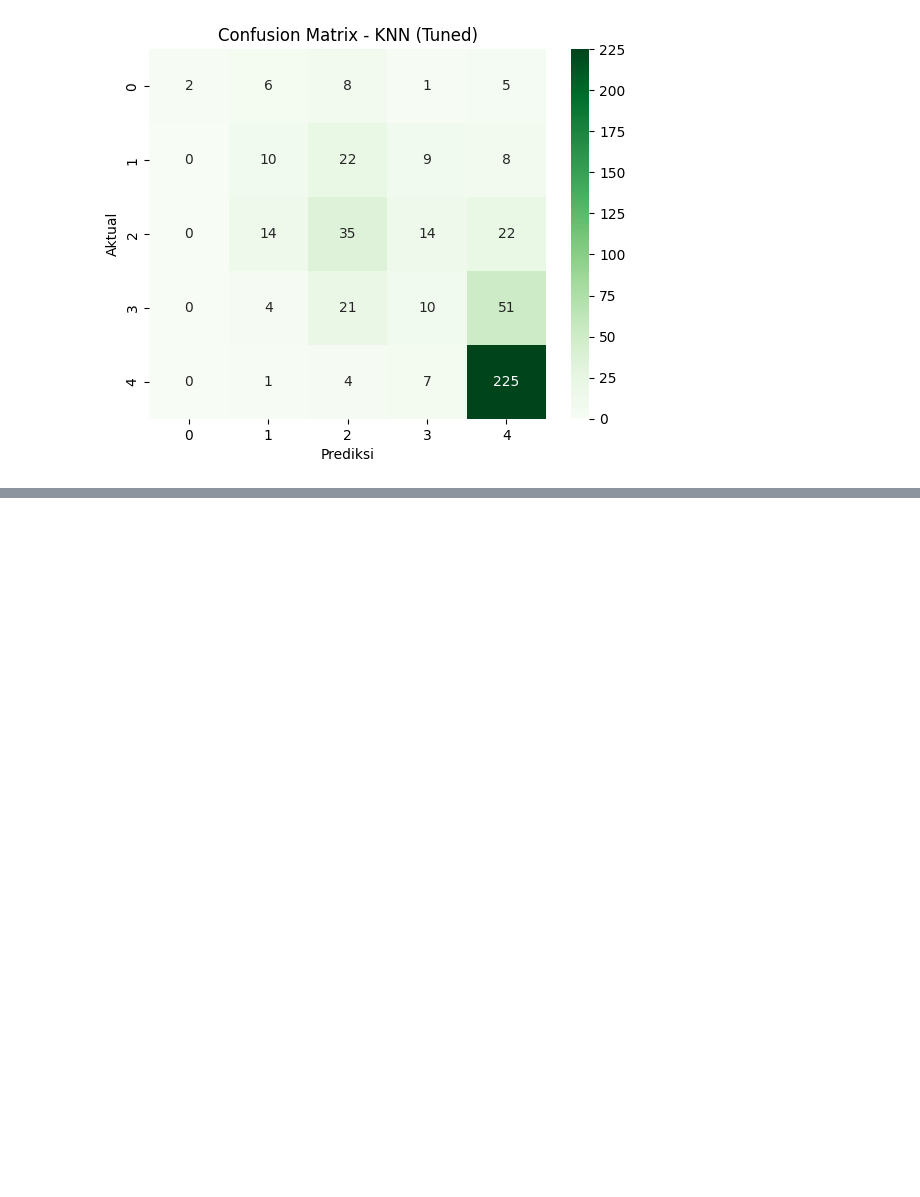
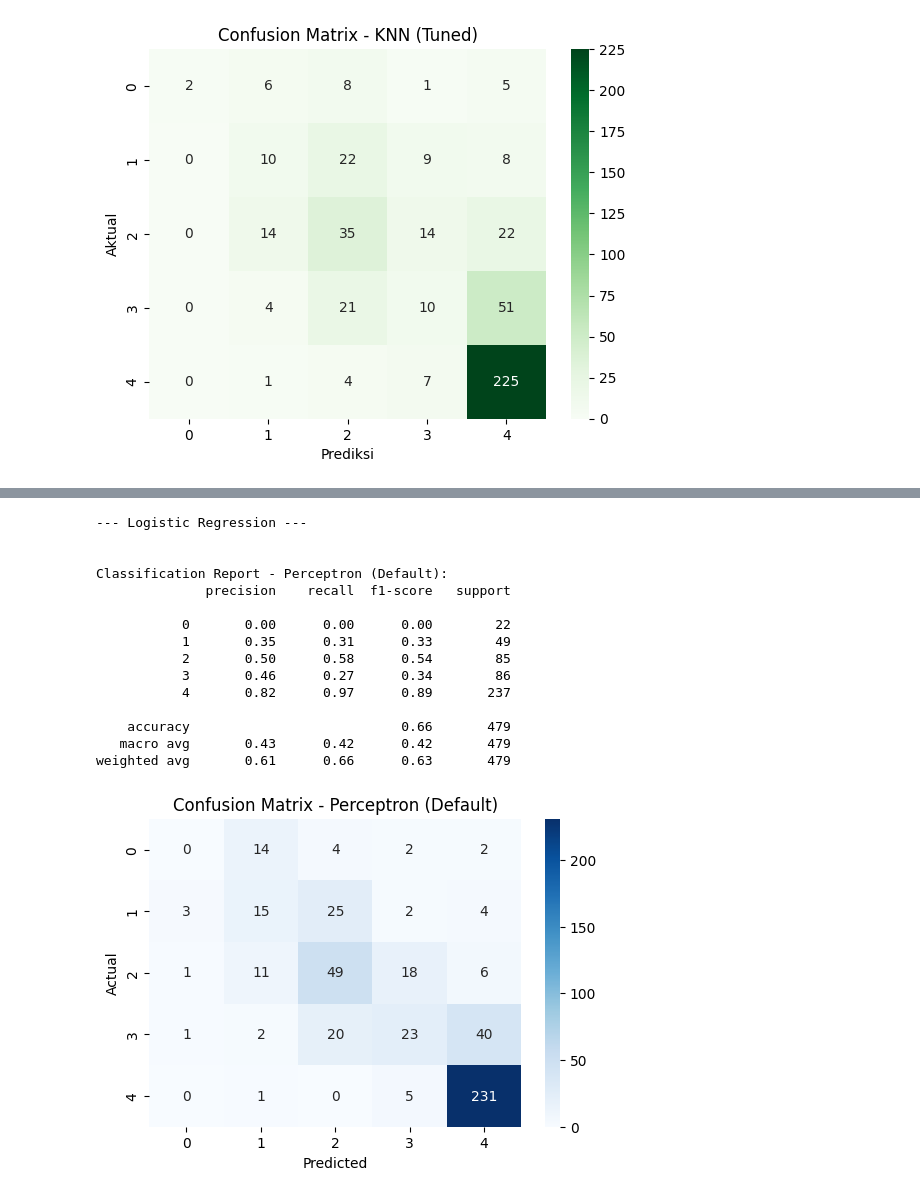
Before and after one commit to sultanjulyan/IF5140-Praktikum-1-Klasifikasi, a Jupyter notebook: IF5140_Praktikum_1_Klasifikasi_NEW.ipynb, the cells around one changed output, grey strips where cells are left out. Drawn from its saved outputs; the diff is of its cells as text; code cells hidden in the pictures; blank space fills up the shorter version.

```diff
--- a/IF5140_Praktikum_1_Klasifikasi_NEW.ipynb
+++ b/IF5140_Praktikum_1_Klasifikasi_NEW.ipynb
@@ -430,0 +508,27 @@ weighted avg       0.55      0.59      0.54       479
+# %%
+# ## Logistic Regression
+# ### Without Hyperparameter
+print("\n--- Logistic Regression ---\n")
+from sklearn.linear_model import LogisticRegression
+
+log_reg_clf = LogisticRegression(random_state=42, max_iter=1000)
+log_reg_clf.fit(X_train, y_train)
+y_pred_log_reg = log_reg_clf.predict(X_test)
+evaluate_model(y_test, y_pred_log_reg, "Logistic Regression (Default)")
+# %% [output]
+--- Logistic Regression ---
+
+
+Classification Report - Perceptron (Default):
+              precision    recall  f1-score   support
+
+           0       0.00      0.00      0.00        22
+           1       0.35      0.31      0.33        49
+           2       0.50      0.58      0.54        85
+           3       0.46      0.27      0.34        86
+           4       0.82      0.97      0.89       237
+
+    accuracy                           0.66       479
+   macro avg       0.43      0.42      0.42       479
+weighted avg       0.61      0.66      0.63       479
+[figure, added]
```
Also changed, not shown: parts of 4 cells of this notebook.
